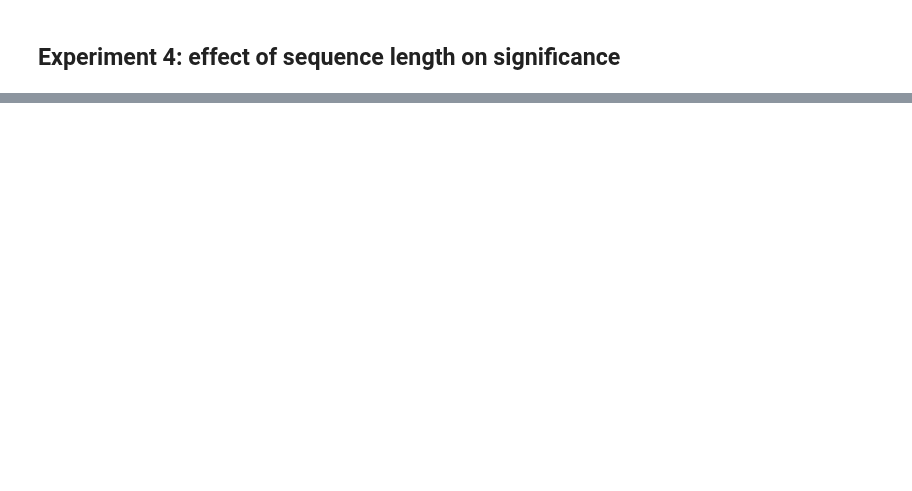
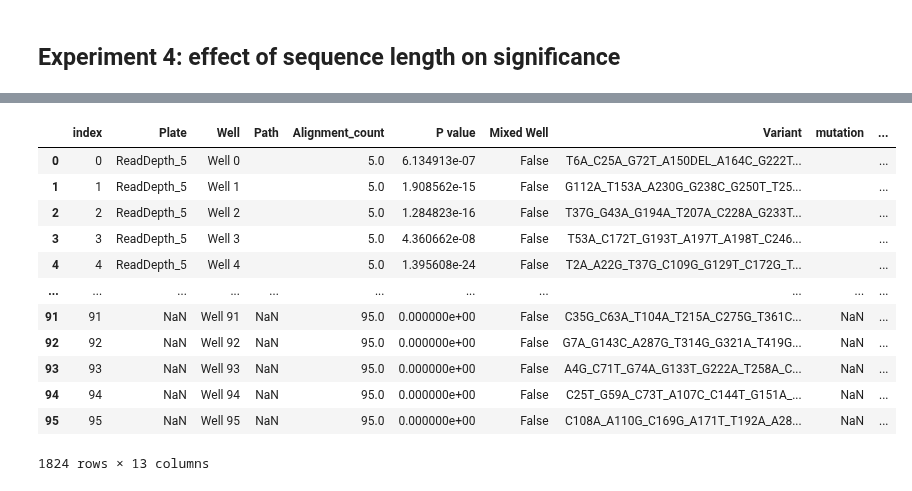
Before and after one commit to fhalab/LevSeq, a Jupyter notebook: simulation/Simulation study ePCR.ipynb, the cells around one changed output, grey strips where cells are left out. Saved outputs shown, nothing was run; the diff lists cells and outputs as text; code cells hidden in the pictures; blank space fills up the shorter version.

```diff
--- a/simulation/Simulation study ePCR.ipynb
+++ b/simulation/Simulation study ePCR.ipynb
@@ -160,20 +162,20 @@ for position in [1, 20, 100]:
 
     # Also plot each one
     experiment_df.to_csv(f'{data_dir}Experiment1_position:{position}.csv', index=False)
-    experiment_df['-log10(P.adj)'] = -1*np.log10(experiment_df['P adj.'].values)
-    experiment_df['Error rate'] = [int(c.split('_')[-1])/100.0 for c in experiment_df['Plate']]
-    experiment_df['# Mutations'] = [len(v.split('_')) for v in experiment_df['Variant'].values]
-    experiment_df['# Mutations'] = [f'{v}' if v < 5 else f'>=5' for v in experiment_df['# Mutations']]
-    experiment_df = experiment_df.reset_index()
-    ax = sns.scatterplot(experiment_df, x='frequency', y='-log10(P.adj)', hue='Error rate', palette='viridis',
-                         style="# Mutations", style_order=['1', '2', '3', '4', '>=5'], s=80)
-    set_ax_params(ax)
-    plt.xlabel('Mutation frequency')
-    plt.ylabel('-log10(padj)')
-    plt.title('Effect of sequencing error on significance', fontsize=title_font_size, fontweight="bold")
-    plt.legend(bbox_to_anchor=(1.05, 1), loc=2, borderaxespad=0.)
-    plt.savefig(f'{fig_dir}Experiment1_position:{position}.svg')
-    plt.show()
+    # experiment_df['-log10(P.adj)'] = -1*np.log10(experiment_df['P adj.'].values)
+    # experiment_df['Error rate'] = [int(c.split('_')[-1])/100.0 for c in experiment_df['Plate']]
+    # experiment_df['# Mutations'] = [len(v.split('_')) for v in experiment_df['Variant'].values]
+    # experiment_df['# Mutations'] = [f'{v}' if v < 5 else f'>=5' for v in experiment_df['# Mutations']]
+    # experiment_df = experiment_df.reset_index()
+    # ax = sns.scatterplot(experiment_df, x='frequency', y='-log10(P.adj)', hue='Error rate', palette='viridis',
+    #                      style="# Mutations", style_order=['1', '2', '3', '4', '>=5'], s=80)
+    # set_ax_params(ax)
+    # plt.xlabel('Mutation frequency')
+    # plt.ylabel('-log10(padj)')
+    # plt.title('Effect of sequencing error on significance', fontsize=title_font_size, fontweight="bold")
+    # plt.legend(bbox_to_anchor=(1.05, 1), loc=2, borderaxespad=0.)
+    # plt.savefig(f'{fig_dir}Experiment1_position:{position}.svg')
+    # plt.show()
 # %% [markdown]
 ## Experiment 2: Varying the sequencing error rate for a multiple mutations
 # %%
@@ -276,3 +306,19 @@ for position in [1, 2, 3]:
+# %%
+experiment_df
+# %% [output]
+|  | index | Plate | Well | Path | Alignment_count | P value | Mixed Well | Variant | mutation | ... |
+| 0 | 0 | ReadDepth_5 | Well 0 |  | 5.0 | 6.134913e-07 | False | T6A_C25A_G72T_A150DEL_A164C_G222T... |  | ... |
+| 1 | 1 | ReadDepth_5 | Well 1 |  | 5.0 | 1.908562e-15 | False | G112A_T153A_A230G_G238C_G250T_T25... |  | ... |
+| 2 | 2 | ReadDepth_5 | Well 2 |  | 5.0 | 1.284823e-16 | False | T37G_G43A_G194A_T207A_C228A_G233T... |  | ... |
+| 3 | 3 | ReadDepth_5 | Well 3 |  | 5.0 | 4.360662e-08 | False | T53A_C172T_G193T_A197T_A198T_C246... |  | ... |
+| 4 | 4 | ReadDepth_5 | Well 4 |  | 5.0 | 1.395608e-24 | False | T2A_A22G_T37G_C109G_G129T_C172G_T... |  | ... |
+| ... | ... | ... | ... | ... | ... | ... | ... | ... | ... | ... |
+| 91 | 91 | NaN | Well 91 | NaN | 95.0 | 0.000000e+00 | False | C35G_C63A_T104A_T215A_C275G_T361C... | NaN | ... |
+| 92 | 92 | NaN | Well 92 | NaN | 95.0 | 0.000000e+00 | False | G7A_G143C_A287G_T314G_G321A_T419G... | NaN | ... |
+| 93 | 93 | NaN | Well 93 | NaN | 95.0 | 0.000000e+00 | False | A4G_C71T_G74A_G133T_G222A_T258A_C... | NaN | ... |
+| 94 | 94 | NaN | Well 94 | NaN | 95.0 | 0.000000e+00 | False | C25T_G59A_C73T_A107C_C144T_G151A_... | NaN | ... |
+| 95 | 95 | NaN | Well 95 | NaN | 95.0 | 0.000000e+00 | False | C108A_A110G_C169G_A171T_T192A_A28... | NaN | ... |
+1824 rows × 13 columns
 # %%
 # We're going to make an experiment of 10 plates with different sequencing error rates
 sequencing_error_rate = 0.1
```
Also changed, not shown: parts of 7 cells of this notebook, 2 other files.
